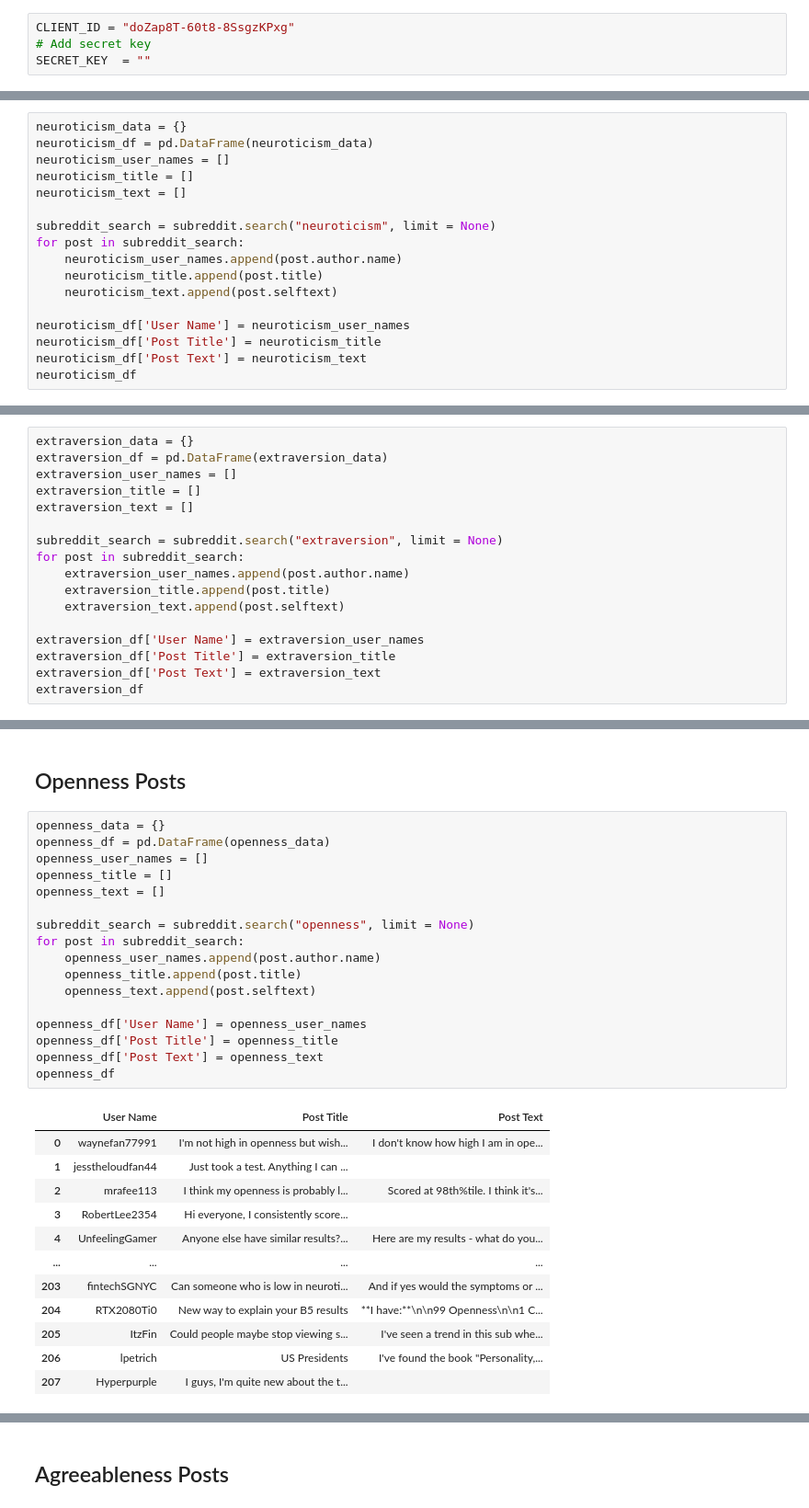
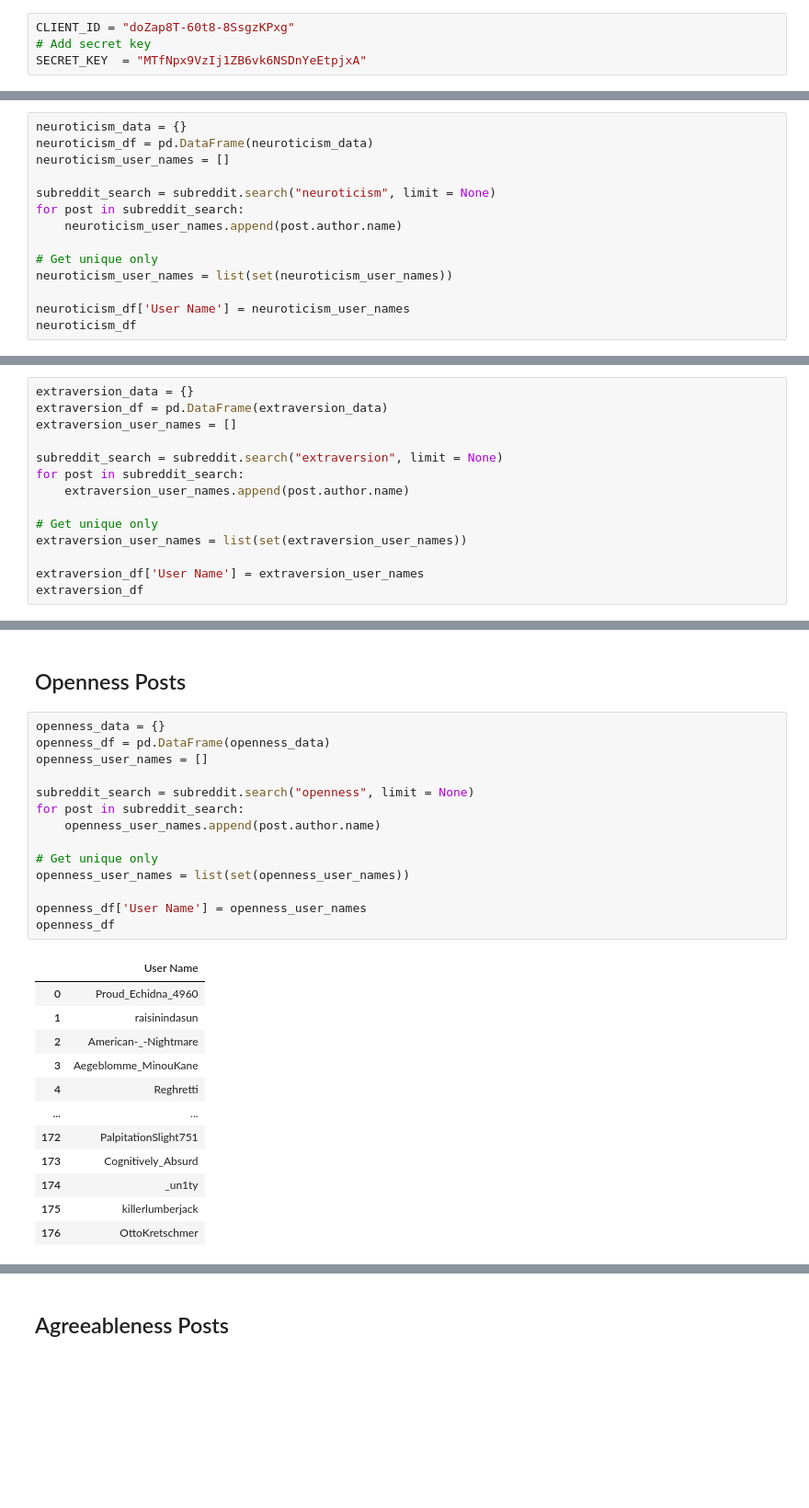
Before and after one commit to TanmoyPaul1/Natural-Language-Processing, a Jupyter notebook: src/Reddit_API.ipynb, the cells around one changed output, grey strips where cells are left out. Shown: that part at 92% size. Saved outputs shown, nothing was run; the diff lists cells and outputs as text; blank space fills up the shorter version.

```diff
--- a/src/Reddit_API.ipynb
+++ b/src/Reddit_API.ipynb
@@ -1,7 +1,7 @@
 # %%
 CLIENT_ID = "doZap8T-60t8-8SsgzKPxg"
 # Add secret key
-SECRET_KEY  = ""
+SECRET_KEY  = "MTfNpx9VzIj1ZB6vk6NSDnYeEtpjxA"
 # %%
 with open('pwd.txt', 'r') as file:
     pw = file.read()
@@ -27,17 +27,14 @@ subreddit = reddit.subreddit("BigFive")
 neuroticism_data = {}
 neuroticism_df = pd.DataFrame(neuroticism_data)
 neuroticism_user_names = []
-neuroticism_title = []
-neuroticism_text = []
 
 subreddit_search = subreddit.search("neuroticism", limit = None)
 for post in subreddit_search:
     neuroticism_user_names.append(post.author.name)
-    neuroticism_title.append(post.title)
-    neuroticism_text.append(post.selftext)
+
+# Get unique only
+neuroticism_user_names = list(set(neuroticism_user_names))
 
 neuroticism_df['User Name'] = neuroticism_user_names
-neuroticism_df['Post Title'] = neuroticism_title
-neuroticism_df['Post Text'] = neuroticism_text
 neuroticism_df
 # %% [output]
@@ -60,17 +57,14 @@ neuroticism_df
 extraversion_data = {}
 extraversion_df = pd.DataFrame(extraversion_data)
 extraversion_user_names = []
-extraversion_title = []
-extraversion_text = []
 
 subreddit_search = subreddit.search("extraversion", limit = None)
 for post in subreddit_search:
     extraversion_user_names.append(post.author.name)
-    extraversion_title.append(post.title)
-    extraversion_text.append(post.selftext)
+
+# Get unique only
+extraversion_user_names = list(set(extraversion_user_names))
 
 extraversion_df['User Name'] = extraversion_user_names
-extraversion_df['Post Title'] = extraversion_title
-extraversion_df['Post Text'] = extraversion_text
 extraversion_df
 # %% [output]
@@ -92,30 +86,27 @@ extraversion_df
 # %%
 openness_data = {}
 openness_df = pd.DataFrame(openness_data)
 openness_user_names = []
-openness_title = []
-openness_text = []
 
 subreddit_search = subreddit.search("openness", limit = None)
 for post in subreddit_search:
     openness_user_names.append(post.author.name)
-    openness_title.append(post.title)
-    openness_text.append(post.selftext)
+
+# Get unique only
+openness_user_names = list(set(openness_user_names))
 
 openness_df['User Name'] = openness_user_names
-openness_df['Post Title'] = openness_title
-openness_df['Post Text'] = openness_text
 openness_df
 # %% [output]
-|  | User Name | Post Title | Post Text |
-| 0 | waynefan77991 | I'm not high in openness but wish... | I don't know how high I am in ope... |
-| 1 | jesstheloudfan44 | Just took a test. Anything I can ... |  |
-| 2 | mrafee113 | I think my openness is probably l... | Scored at 98th%tile. I think it's... |
-| 3 | RobertLee2354 | Hi everyone, I consistently score... |  |
-| 4 | UnfeelingGamer | Anyone else have similar results?... | Here are my results - what do you... |
-| ... | ... | ... | ... |
-| 203 | fintechSGNYC | Can someone who is low in neuroti... | And if yes would the symptoms or ... |
-| 204 | RTX2080Ti0 | New way to explain your B5 results | **I have:**\n\n99 Openness\n\n1 C... |
-| 205 | ItzFin | Could people maybe stop viewing s... | I've seen a trend in this sub whe... |
-| 206 | lpetrich | US Presidents | I've found the book "Personality,... |
-| 207 | Hyperpurple | I guys, I'm quite new about the t... |  |
+|  | User Name |
+| 0 | Proud_Echidna_4960 |
+| 1 | raisinindasun |
+| 2 | American-_-Nightmare |
+| 3 | Aegeblomme_MinouKane |
+| 4 | Reghretti |
+| ... | ... |
+| 172 | PalpitationSlight751 |
+| 173 | Cognitively_Absurd |
+| 174 | _un1ty |
+| 175 | killerlumberjack |
+| 176 | OttoKretschmer |
```
Also changed, not shown: parts of 14 cells of this notebook.
